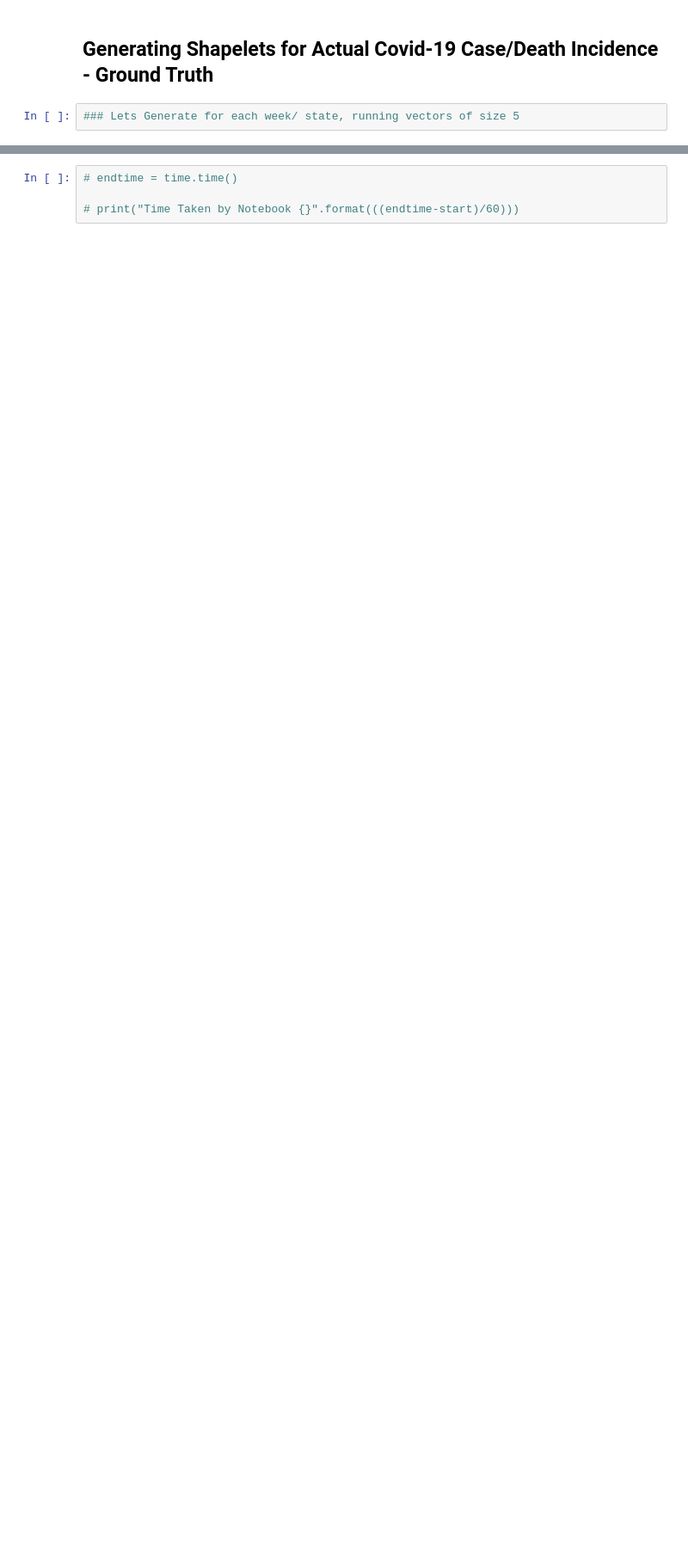
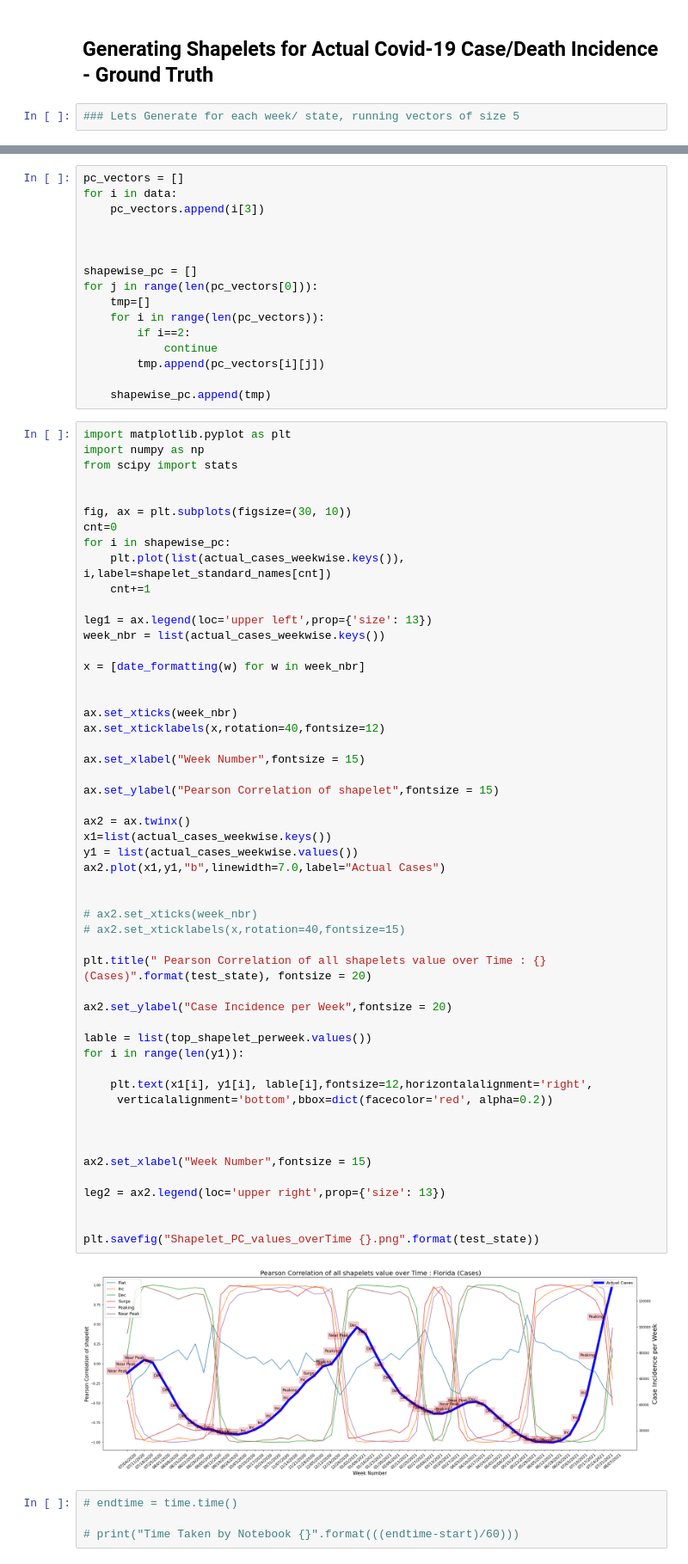
Before and after one commit to Satwant-Singh-ADS/Shapelet_Methods, a Jupyter notebook: Classification_task/Codes/Shapelet_Demo.ipynb, the cells around one changed output, grey strips where cells are left out. Shown at 86% size. Cells and saved outputs as stored; diff of their text form; blank space fills up the shorter version.

```diff
--- a/Classification_task/Codes/Shapelet_Demo.ipynb
+++ b/Classification_task/Codes/Shapelet_Demo.ipynb
@@ -611,3 +529,73 @@ plt.savefig("Shapelet_probablity_overTime.png")
+# %%
+pc_vectors = []
+for i in data:
+    pc_vectors.append(i[3])
+
+
+
+shapewise_pc = []
+for j in range(len(pc_vectors[0])):
+    tmp=[]
+    for i in range(len(pc_vectors)):
+        if i==2:
+            continue
+        tmp.append(pc_vectors[i][j])
+
+    shapewise_pc.append(tmp)
+# %%
+import matplotlib.pyplot as plt
+import numpy as np
+from scipy import stats
+
+
+fig, ax = plt.subplots(figsize=(30, 10))
+cnt=0
+for i in shapewise_pc:
+    plt.plot(list(actual_cases_weekwise.keys()), i,label=shapelet_standard_names[cnt])
+    cnt+=1
+
+leg1 = ax.legend(loc='upper left',prop={'size': 13})
+week_nbr = list(actual_cases_weekwise.keys())
+
+x = [date_formatting(w) for w in week_nbr]
+
+
+ax.set_xticks(week_nbr)
+ax.set_xticklabels(x,rotation=40,fontsize=12)
+
+ax.set_xlabel("Week Number",fontsize = 15)
+
+ax.set_ylabel("Pearson Correlation of shapelet",fontsize = 15)
+
+ax2 = ax.twinx()
+x1=list(actual_cases_weekwise.keys())
+y1 = list(actual_cases_weekwise.values())
+ax2.plot(x1,y1,"b",linewidth=7.0,label="Actual Cases")
+
+
+# ax2.set_xticks(week_nbr)
+# ax2.set_xticklabels(x,rotation=40,fontsize=15)
+
+plt.title(" Pearson Correlation of all shapelets value over Time : {} (Cases)".format(test_state), fontsize = 20)
+
+ax2.set_ylabel("Case Incidence per Week",fontsize = 20)
+
+lable = list(top_shapelet_perweek.values())
+for i in range(len(y1)):
+
+    plt.text(x1[i], y1[i], lable[i],fontsize=12,horizontalalignment='right',
+     verticalalignment='bottom',bbox=dict(facecolor='red', alpha=0.2))
+
+
+
+ax2.set_xlabel("Week Number",fontsize = 15)
+
+leg2 = ax2.legend(loc='upper right',prop={'size': 13})
+
+
+plt.savefig("Shapelet_PC_values_overTime {}.png".format(test_state))
+# %% [output]
+[figure, added]
 # %%
 # endtime = time.time()
 
```
Also changed, not shown: parts of 40 cells of this notebook, 8 other files.
